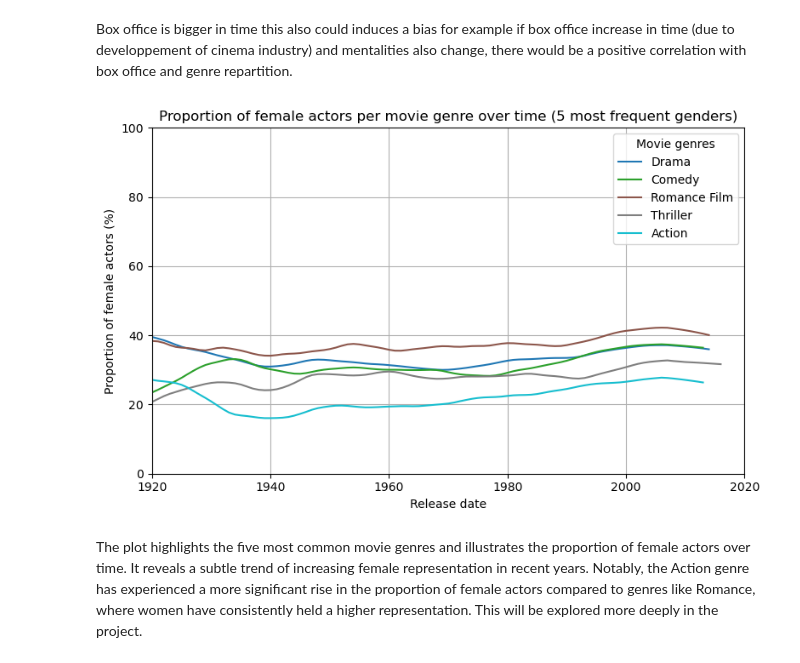
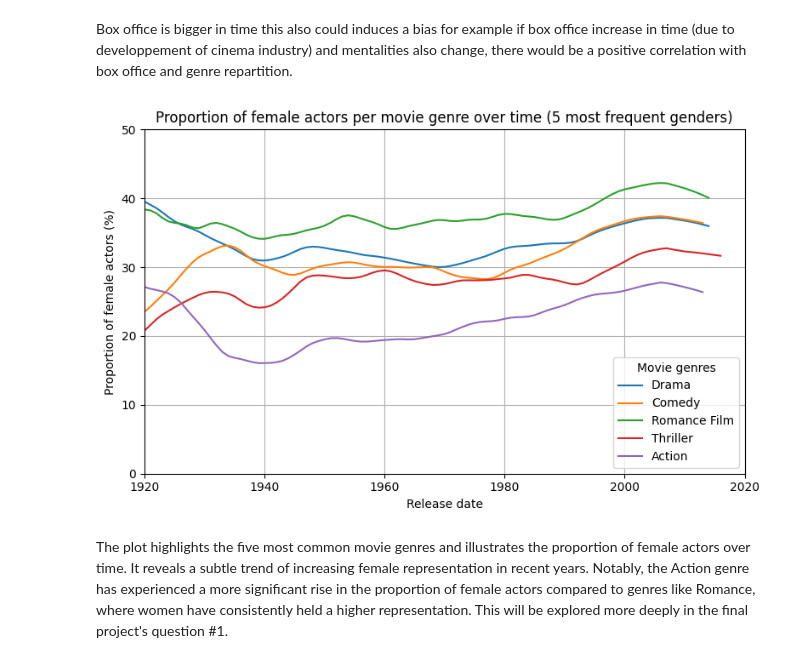
Before and after one commit to epfl-ada/ada-2024-project-ecureuilscosmiques24, a Jupyter notebook: projet_ADA.ipynb, the cells around one changed output. Saved outputs shown, nothing was run; the diff lists cells and outputs as text; code cells hidden in the pictures.

```diff
--- a/projet_ADA.ipynb
+++ b/projet_ADA.ipynb
@@ -9,8 +9,8 @@ from helpers import *
 # %%
 #data_folder = "C:/Users/bapti/ADA2024-projet/MovieSummaries/"
 #data_folder = "C:/Users/cricl/PROJADA/MovieSummaries/MovieSummaries/"
-#data_folder = "C:/Users/locar/Desktop/Project ADA/MovieSummaries/"
-data_folder = "C:/Users/thoma/Documents/ADA_Projet_Data/MovieSummaries/"
+data_folder = "C:/Users/locar/Desktop/Project ADA/MovieSummaries/"
+#data_folder = "C:/Users/thoma/Documents/ADA_Projet_Data/MovieSummaries/"
 ########### A CHANGER LE PATH DU FOLDER ##################
 # %%
 try:
@@ -376,16 +378,16 @@ For the other dataset (small), we can observe than the movies tends to be more r
 datafirstplot = big_df.groupby(["Movie_release_date","Actor_gender"]).Movie_release_date.count()
 datafirstplot = pd.crosstab(big_df['Movie_release_date'],big_df['Actor_gender'])
 datafirstplot_proportion = datafirstplot.div(datafirstplot.sum(axis=1), axis=0) * 100
+colors=['violet', 'blue', 'green']
+fig,(ax1,ax2) = plt.subplots(1, 2, figsize=(10, 4))
+for i, column in enumerate(datafirstplot.columns):
+    ax1.plot(datafirstplot.index, datafirstplot[column], label=column, color =colors[i])
+    ax2.plot(datafirstplot_proportion.index, datafirstplot_proportion[column], label=column,color=colors[i])
 
-fig,(ax1,ax2) = plt.subplots(1, 2, figsize=(10, 4))
-for column in datafirstplot.columns:
-    ax1.plot(datafirstplot.index, datafirstplot[column], label=column)
-    ax2.plot(datafirstplot_proportion.index, datafirstplot_proportion[column], label=column)
-
-ax1.set_xlabel("Years")
+ax1.set_xlabel("Release date")
 ax1.set_ylabel("Number of actors")
 ax1.set_title("Number of actors over time by gender")
-ax2.set_xlabel("Years")
+ax2.set_xlabel("Release date")
 ax2.set_xlim(1910, 2020)
 ax2.set_ylabel("Proportion of actors (%)")
 ax2.set_title("Proportion of actors over time by gender")
@@ -459,16 +458,16 @@ We can see that woman are younger than men, it probably reflects something and c
 datafirstplot = small_df.groupby(["Movie_release_date","Actor_gender"]).Movie_release_date.count()
 datafirstplot = pd.crosstab(small_df['Movie_release_date'],small_df['Actor_gender'])
 datafirstplot_proportion = datafirstplot.div(datafirstplot.sum(axis=1), axis=0) * 100
+color=['violet', 'blue']
+fig,(ax1,ax2) = plt.subplots(1, 2, figsize=(10, 4))
+for i, column in enumerate(datafirstplot.columns):
+    ax1.plot(datafirstplot.index, datafirstplot[column], label=column, color = colors[i])
+    ax2.plot(datafirstplot_proportion.index, datafirstplot_proportion[column], label=column, color = colors[i])
 
-fig,(ax1,ax2) = plt.subplots(1, 2, figsize=(10, 4))
-for column in datafirstplot.columns:
-    ax1.plot(datafirstplot.index, datafirstplot[column], label=column)
-    ax2.plot(datafirstplot_proportion.index, datafirstplot_proportion[column], label=column)
-
-ax1.set_xlabel("Years")
+ax1.set_xlabel("Reléase date")
 ax1.set_ylabel("Number of actors")
 ax1.set_title("Number of actors over time by gender")
-ax2.set_xlabel("Years")
+ax2.set_xlabel("Release date")
 ax2.set_xlim(1950, 2020)
 ax2.set_ylabel("Proportion of actors (%)")
 ax2.set_title("Proportion of actors over time by gender")
@@ -588,37 +587,37 @@ import statsmodels.api as sm
 
 big_df_genres = big_df.explode('Movie_genres') #separate lines by movie genre
 genre_counts = big_df_genres['Movie_genres'].value_counts()
 
 
 nb_top = 5
 top_X_genres = genre_counts.head(nb_top).index
 #top_X_genres = ['Drama', 'Comedy', 'Romance Film', 'Thriller', 'Action', 'Crime Fiction', 'Adventure', 'Horror', 'Fantasy']
 
 cmap = plt.get_cmap('tab10', nb_top)
-colors = [cmap(i) for i in range(nb_top)]
+#colors = [cmap(i) for i in range(nb_top)]
 
 big_df_top_genres = big_df_genres[big_df_genres['Movie_genres'].isin(top_X_genres)]
 
 gender_per_genre = big_df_top_genres.groupby(["Movie_release_date", "Movie_genres", "Actor_gender"]).size().unstack(fill_value=0)
 gender_per_genre['Female_Proportion'] = gender_per_genre['F']/gender_per_genre.sum(axis=1)*100
 
 plt.figure(figsize=(8,5))
 for i, genre in enumerate(top_X_genres):
     genre_data = gender_per_genre.xs(genre, level='Movie_genres')
-    #plt.plot(genre_data.index, genre_data['Female_Proportion'], color = colors[i], alpha = 0.25)
+    #plt.plot(genre_data.index, genre_data['Female_Proportion'], alpha = 0.25)
     smoothed = sm.nonparametric.lowess(genre_data['Female_Proportion'], genre_data.index, frac=0.15)
-    plt.plot(smoothed[:,0], smoothed[:, 1], color = colors[i], label=f'{genre}')
+    plt.plot(smoothed[:,0], smoothed[:, 1], label=f'{genre}')
 
 plt.xlabel("Release date")
 plt.ylabel("Proportion of female actors (%)")
 plt.title(f"Proportion of female actors per movie genre over time ({nb_top} most frequent genders)")
 plt.xlim(1920,2020)
-plt.ylim(0, 100)
+plt.ylim(0, 50)
 plt.legend(title="Movie genres")
 plt.grid()
 plt.tight_layout()
 plt.show()
 # %% [output]
-[figure, old version]
+[figure, new version]
 # %% [markdown]
-The plot highlights the five most common movie genres and illustrates the proportion of female actors over time. It reveals a subtle trend of increasing female representation in recent years. Notably, the Action genre has experienced a more significant rise in the proportion of female actors compared to genres like Romance, where women have consistently held a higher representation. This will be explored more deeply in the project.
+The plot highlights the five most common movie genres and illustrates the proportion of female actors over time. It reveals a subtle trend of increasing female representation in recent years. Notably, the Action genre has experienced a more significant rise in the proportion of female actors compared to genres like Romance, where women have consistently held a higher representation. This will be explored more deeply in the final project's question #1.
```
Also changed, not shown: parts of 20 cells of this notebook.
